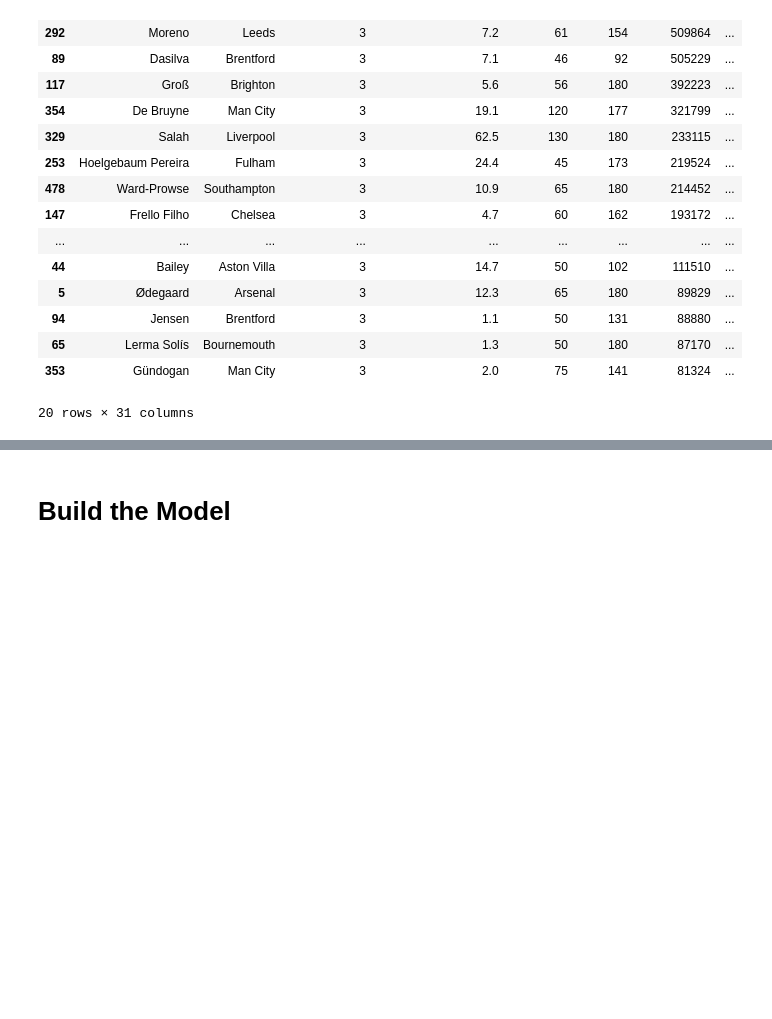
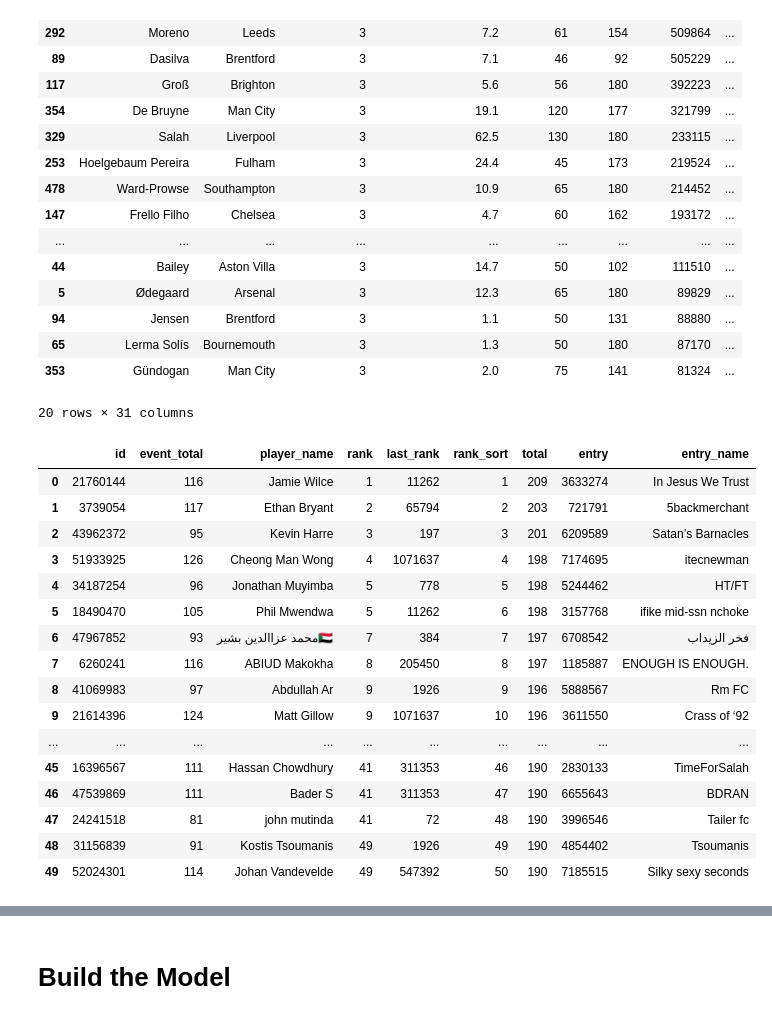
Before and after one commit to loaiwalid07/fantasy, a Jupyter notebook: analysis_note.ipynb, the cells around one changed output, grey strips where cells are left out. Cells and saved outputs as stored; diff of their text form; code cells hidden in the pictures; blank space fills up the shorter version.

```diff
--- a/analysis_note.ipynb
+++ b/analysis_note.ipynb
@@ -234,0 +267,3 @@ teams_df = pd.DataFrame(data_json['teams'])
+# %%
+h_name = teams_df['name'][teams_df['id'] == fixture_df['team_h'].iloc[0]].values[0]
+a_name = teams_df['name'][teams_df['id'] == fixture_df['team_a'].iloc[0]].values[0]
@@ -235,3 +291,24 @@ teams_df = pd.DataFrame(data_json['teams'])
+# %%
+import plotly.graph_objects as go
+for i in range(len(fixture_df.iloc[:10])):
+    labels = ['Overall','Attack','Defence']
+
+    h_name = teams_df['name'][teams_df['id'] == fixture_df['team_h'].iloc[i]].values[0]
+    a_name = teams_df['name'][teams_df['id'] == fixture_df['team_a'].iloc[i]].values[0]
+
+    h = [teams_df['strength_overall_home'][teams_df['id'] == fixture_df.team_h.iloc[i]].values[0],
+    teams_df['strength_attack_home'][teams_df['id'] == fixture_df.team_h.iloc[i]].values[0],teams_df['strength_defence_home'][teams_df['id'] == fixture_df.team_h.iloc[i]].values[0]]
+
+    a = [teams_df['strength_overall_away'][teams_df['id'] == fixture_df.team_a.iloc[i]].values[0],
+    teams_df['strength_attack_away'][teams_df['id'] == fixture_df.team_a.iloc[i]].values[0],teams_df['strength_defence_away'][teams_df['id'] == fixture_df.team_a.iloc[i]].values[0]]
+
+    fig = go.Figure(data=[
+        go.Bar(name=h_name, x=labels, y=h),
+        go.Bar(name=a_name, x=labels, y=a)
+    ])
+    # Change the bar mode
+    fig.update_layout(barmode='group')
+    fig.show()
 # %%
 elements_df.head()
 elements_df.columns
@@ -314,3 +391,36 @@ mid_df.sort_values('transfers_in',ascending=False).head(20)
 | 65 | Lerma Solís | Bournemouth | 3 | 1.3 | 50 | 180 | 87170 | ... |
 | 353 | Gündogan | Man City | 3 | 2.0 | 75 | 141 | 81324 | ... |
 20 rows × 31 columns
+# %%
+# Get id for top # in the overall legue
+def top_users(num):
+    l =int(num / 50)
+    lege_df = pd.DataFrame()
+    for i in range(1,l):
+        leg_url = 'https://fantasy.premierleague.com/api/leagues-classic/314/standings/?page_new_entries=1&page_standings='+str(i)
+        r_lege = requests.get(leg_url)
+        lege_json = r_lege.json()
+        lege_df = lege_df.append(pd.DataFrame(lege_json['standings']['results']),ignore_index=True)
+    return lege_df
+# %%
+top_100 = top_users(100)
+# %%
+top_100
+# %% [output]
+|  | id | event_total | player_name | rank | last_rank | rank_sort | total | entry | entry_name |
+| 0 | 21760144 | 116 | Jamie Wilce | 1 | 11262 | 1 | 209 | 3633274 | In Jesus We Trust |
+| 1 | 3739054 | 117 | Ethan Bryant | 2 | 65794 | 2 | 203 | 721791 | 5backmerchant |
+| 2 | 43962372 | 95 | Kevin Harre | 3 | 197 | 3 | 201 | 6209589 | Satan’s Barnacles |
+| 3 | 51933925 | 126 | Cheong Man Wong | 4 | 1071637 | 4 | 198 | 7174695 | itecnewman |
+| 4 | 34187254 | 96 | Jonathan Muyimba | 5 | 778 | 5 | 198 | 5244462 | HT/FT |
+| 5 | 18490470 | 105 | Phil Mwendwa | 5 | 11262 | 6 | 198 | 3157768 | ifike mid-ssn nchoke |
+| 6 | 47967852 | 93 | محمد عزاالدين بشير🇸🇩 | 7 | 384 | 7 | 197 | 6708542 | فخر الزيداب |
+| 7 | 6260241 | 116 | ABIUD Makokha | 8 | 205450 | 8 | 197 | 1185887 | ENOUGH IS ENOUGH. |
+| 8 | 41069983 | 97 | Abdullah Ar | 9 | 1926 | 9 | 196 | 5888567 | Rm FC |
+| 9 | 21614396 | 124 | Matt Gillow | 9 | 1071637 | 10 | 196 | 3611550 | Crass of ‘92 |
+| ... | ... | ... | ... | ... | ... | ... | ... | ... | ... |
+| 45 | 16396567 | 111 | Hassan Chowdhury | 41 | 311353 | 46 | 190 | 2830133 | TimeForSalah |
+| 46 | 47539869 | 111 | Bader S | 41 | 311353 | 47 | 190 | 6655643 | BDRAN |
+| 47 | 24241518 | 81 | john mutinda | 41 | 72 | 48 | 190 | 3996546 | Tailer fc |
+| 48 | 31156839 | 91 | Kostis Tsoumanis | 49 | 1926 | 49 | 190 | 4854402 | Tsoumanis |
+| 49 | 52024301 | 114 | Johan Vandevelde | 49 | 547392 | 50 | 190 | 7185515 | Silky sexy seconds |
```
Also changed, not shown: parts of 14 cells of this notebook, 2 other files.
